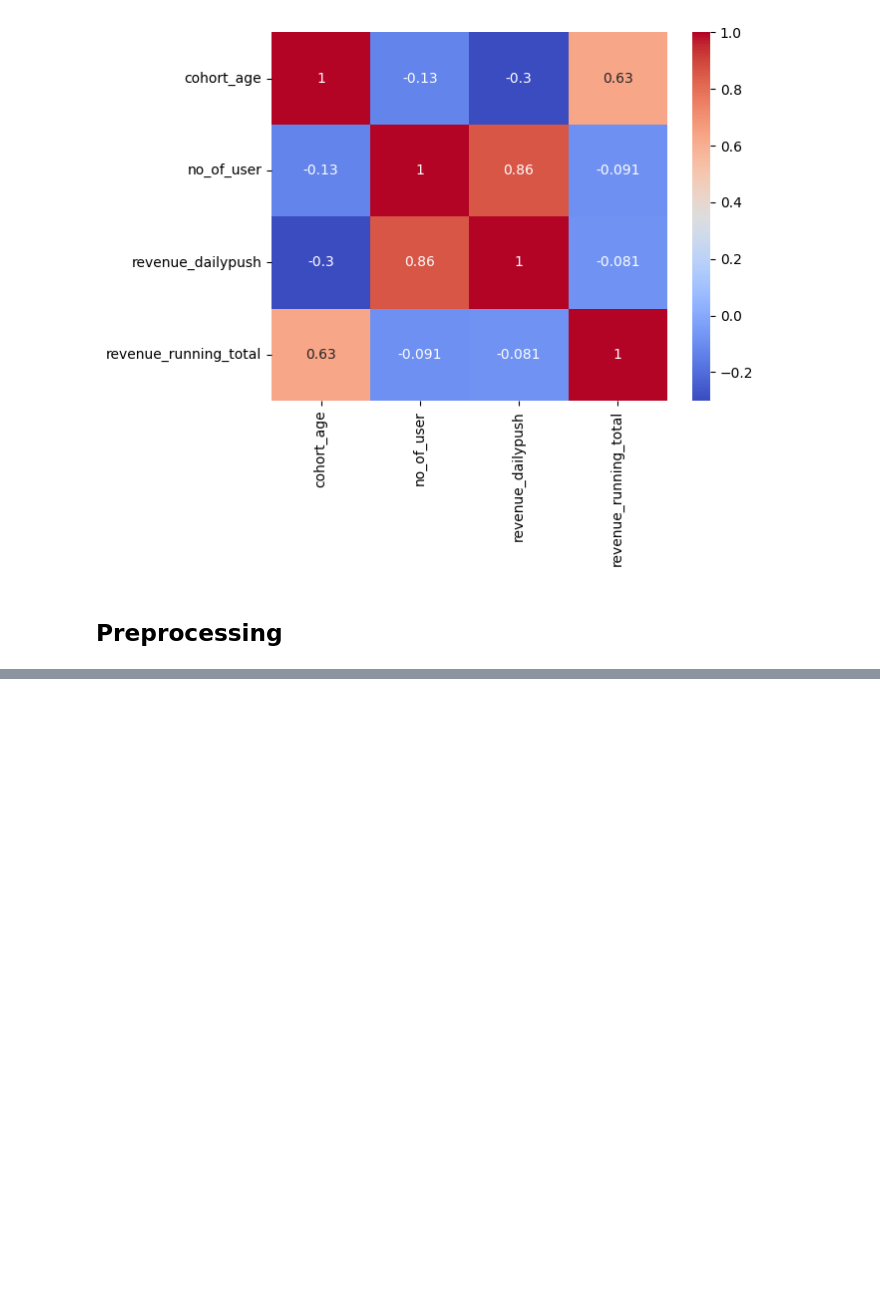
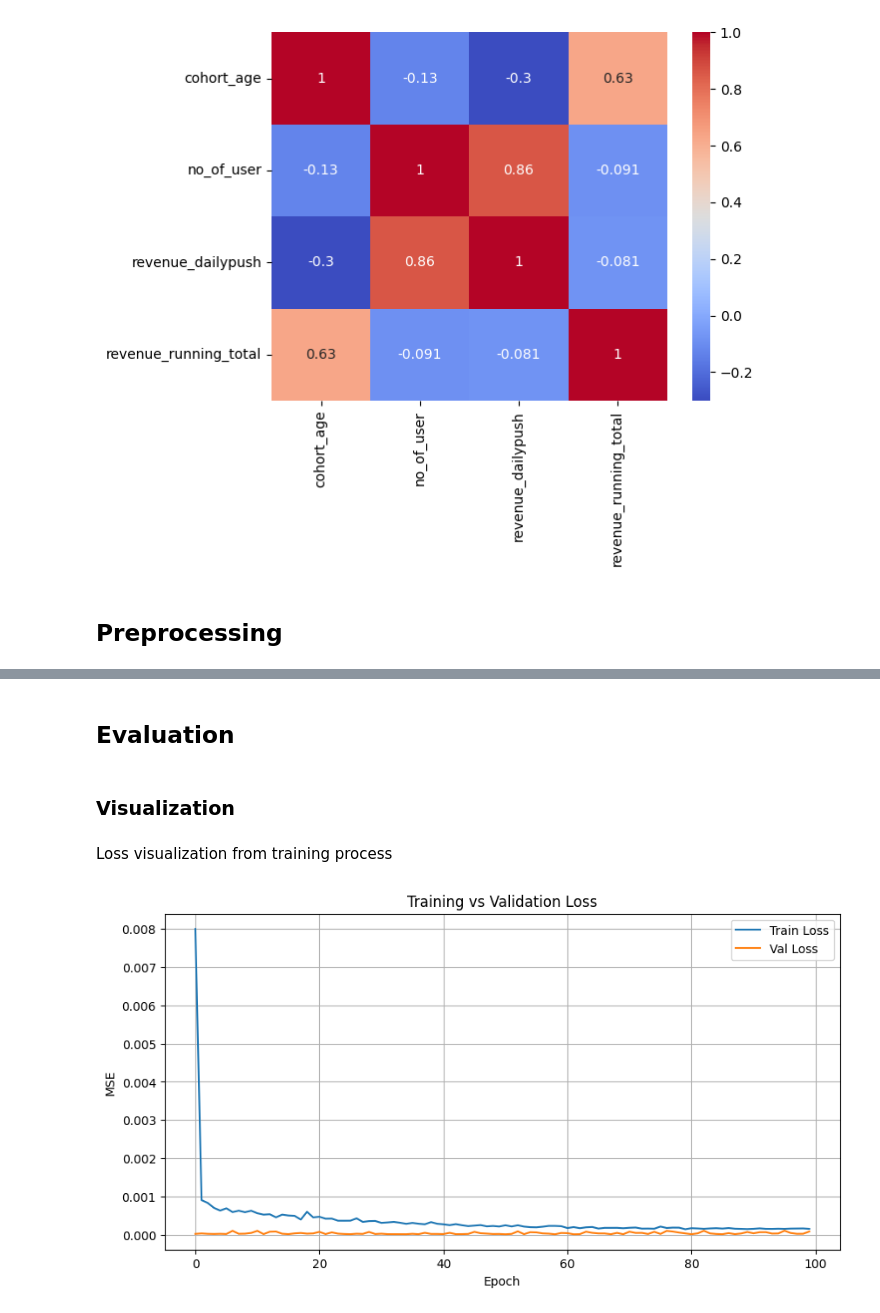
Before and after one commit to mrifala29/ltv-projection, a Jupyter notebook: LTV_Projection_VAS.ipynb, the cells around one changed output, grey strips where cells are left out. Cells and saved outputs as stored; diff of their text form; code cells hidden in the pictures; blank space fills up the shorter version.

Commit message:
Update until final with multi feature lstm

```diff
--- a/LTV_Projection_VAS.ipynb
+++ b/LTV_Projection_VAS.ipynb
@@ -321,0 +437,3 @@ sns.heatmap(
+# %%
+train_df = df_model[df_model['date_created_at'].isin(train_cohorts)]
+val_df = df_model[df_model['date_created_at'].isin(val_cohorts)]
@@ -321,0 +611,9 @@ sns.heatmap(
+# %%
+model = Sequential([
+    LSTM(128, return_sequences=True, input_shape=(X_train.shape[1], X_train.shape[2])),
+    Dropout(0.1),
+    LSTM(64),
+    Dropout(0.1),
+    # Dense(32, activation='relu'),
+    Dense(1)
+])
@@ -321,0 +642,6 @@ sns.heatmap(
+# %%
+model.compile(
+    optimizer='adam',
+    loss='mse',
+    metrics=['mape']
+)
@@ -321,0 +650,8 @@ sns.heatmap(
+# %%
+history = model.fit(
+    X_train, y_train,
+    validation_data=(X_val, y_val),
+    batch_size=32,
+    epochs=100,
+    verbose=1
+)
@@ -321,0 +676,23 @@ sns.heatmap(
+# %% [markdown]
+## Evaluation
+# %% [markdown]
+### Visualization
+# %% [markdown]
+Loss visualization from training process
+# %%
+import matplotlib.pyplot as plt
+
+plt.figure(figsize=(10,5))
+
+plt.plot(history.history['loss'], label='Train Loss')
+plt.plot(history.history['val_loss'], label='Val Loss')
+
+plt.title('Training vs Validation Loss')
+plt.xlabel('Epoch')
+plt.ylabel('MSE')
+plt.legend()
+plt.grid(True)
+
+plt.show()
+# %% [output]
+[figure, added]
```
Also changed, not shown: parts of 59 cells of this notebook.
